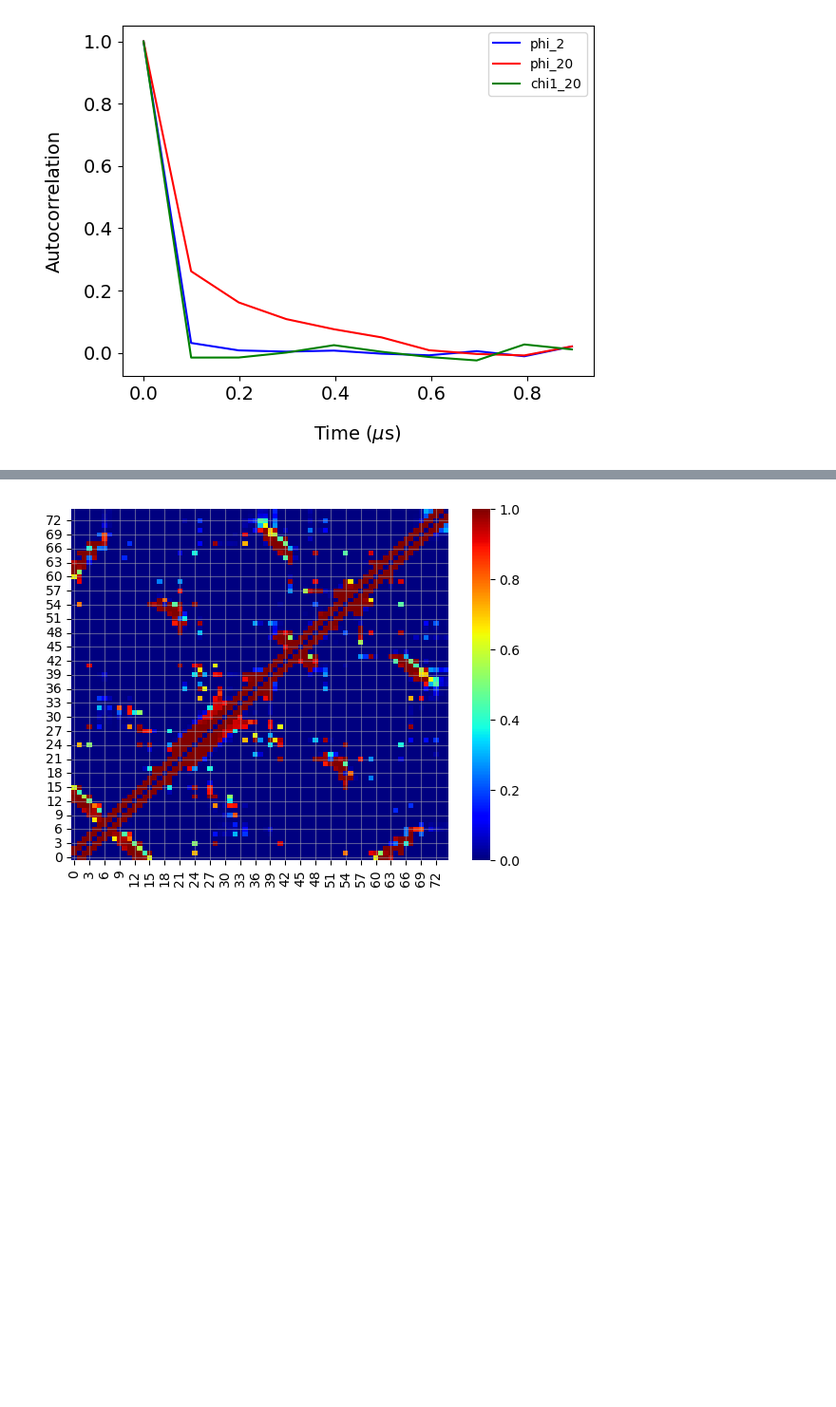
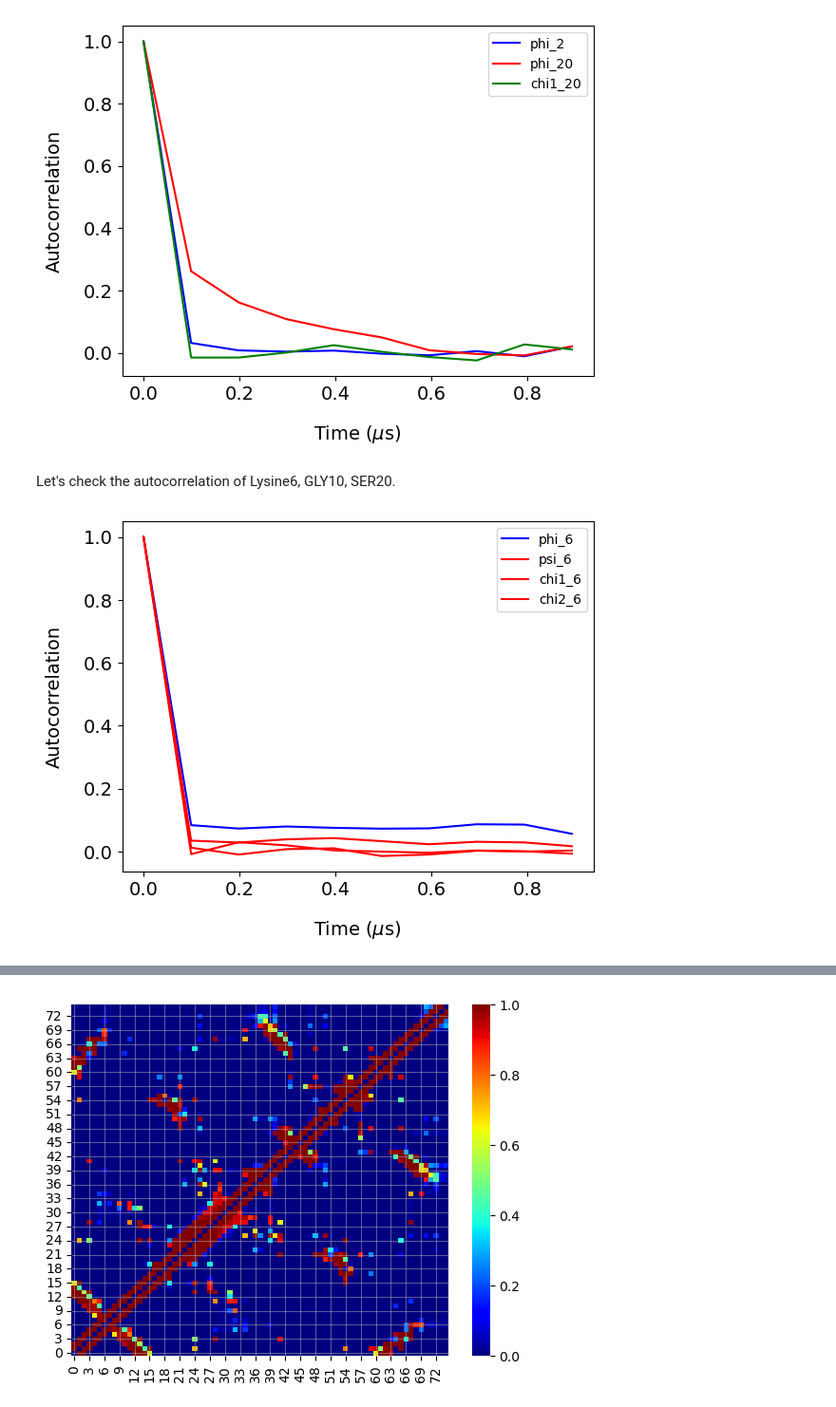
Before and after one commit to michellegarcia2000/CHEM101.6, a Jupyter notebook: Project_3/CHEM101.6_Project3_UBQ_Students.ipynb, the cells around one changed output, grey strips where cells are left out. Shown at 95% size. Cells and saved outputs as stored; diff of their text form; code cells hidden in the pictures; blank space fills up the shorter version.

```diff
--- a/Project_3/CHEM101.6_Project3_UBQ_Students.ipynb
+++ b/Project_3/CHEM101.6_Project3_UBQ_Students.ipynb
@@ -468,3 +468,29 @@ plt.yticks(size='14')
 plt.show()
 # %% [output]
 [figure]
+# %% [markdown]
+Let's check the autocorrelation of Lysine6, GLY10, SER20.
+# %%
+lags=range(10)
+#C1C2bondlength[:,0]
+phi6_acf=autocorr1(dihedral_dict['phi'][6],lags)
+psi6_acf=autocorr1(dihedral_dict['psi'][6],lags)
+chi16_acf=autocorr1(dihedral_dict['chi1'][6],lags)
+chi26_acf=autocorr1(dihedral_dict['chi2'][6],lags)
+
+plt.plot(time[lags],phi6_acf,color='b',label='phi_6')
+plt.plot(time[lags],psi6_acf,color='r',label='psi_6')
+plt.plot(time[lags],chi16_acf,color='r',label='chi1_6')
+
+plt.plot(time[lags],chi26_acf,color='r',label='chi2_6')
+
+plt.legend()
+plt.xlabel("Time ($\mu$s)", size=14, labelpad=15)
+plt.ylabel("Autocorrelation", size=14, labelpad=15)
+plt.xticks(fontsize=14)
+plt.yticks(fontsize=14)
+plt.xticks(size='14')
+plt.yticks(size='14')
+plt.show()
+# %% [output]
+[figure, added]
```
Also changed, not shown: parts of 11 cells of this notebook.
